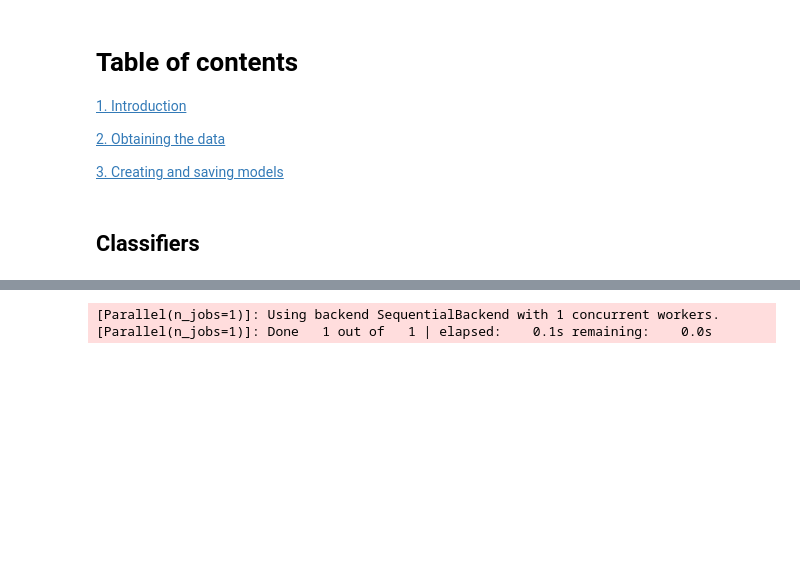
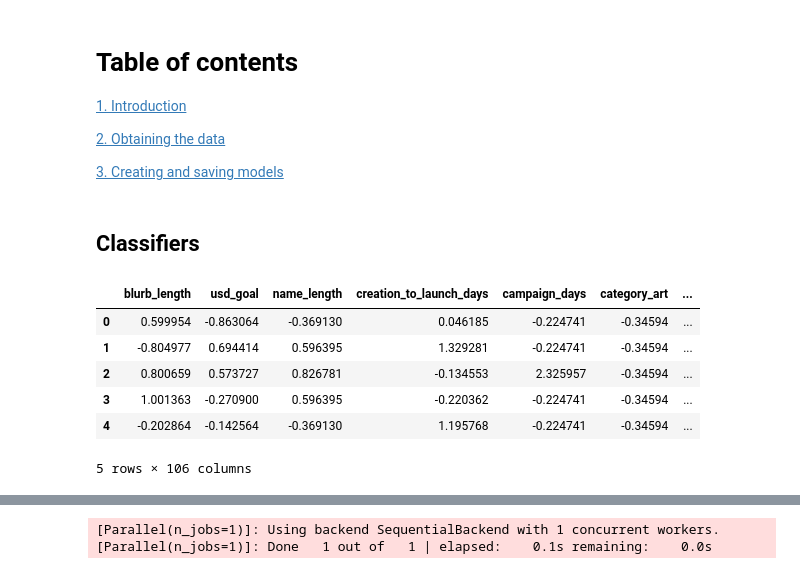
Before and after one commit to MerlinEgalite/kickstarter-analysis, a Jupyter notebook: create_zero_level_models_for_stacking.ipynb, the cells around one changed output, grey strips where cells are left out. Cells and saved outputs as stored; diff of their text form; code cells hidden in the pictures; blank space fills up the shorter version.

```diff
--- a/create_zero_level_models_for_stacking.ipynb
+++ b/create_zero_level_models_for_stacking.ipynb
@@ -78,3 +79,13 @@ xgb = xgb.XGBClassifier(learning_rate=0.1, max_depth=35, min_child_weight=100, n
 
 # AdaBoost
 adaboost = AdaBoostClassifier(learning_rate=0.3, n_estimators=300)
+# %%
+X1.head()
+# %% [output]
+|  | blurb_length | usd_goal | name_length | creation_to_launch_days | campaign_days | category_art | ... |
+| 0 | 0.599954 | -0.863064 | -0.369130 | 0.046185 | -0.224741 | -0.34594 | ... |
+| 1 | -0.804977 | 0.694414 | 0.596395 | 1.329281 | -0.224741 | -0.34594 | ... |
+| 2 | 0.800659 | 0.573727 | 0.826781 | -0.134553 | 2.325957 | -0.34594 | ... |
+| 3 | 1.001363 | -0.270900 | 0.596395 | -0.220362 | -0.224741 | -0.34594 | ... |
+| 4 | -0.202864 | -0.142564 | -0.369130 | 1.195768 | -0.224741 | -0.34594 | ... |
+5 rows × 106 columns
```
Also changed, not shown: parts of 5 cells of this notebook.
